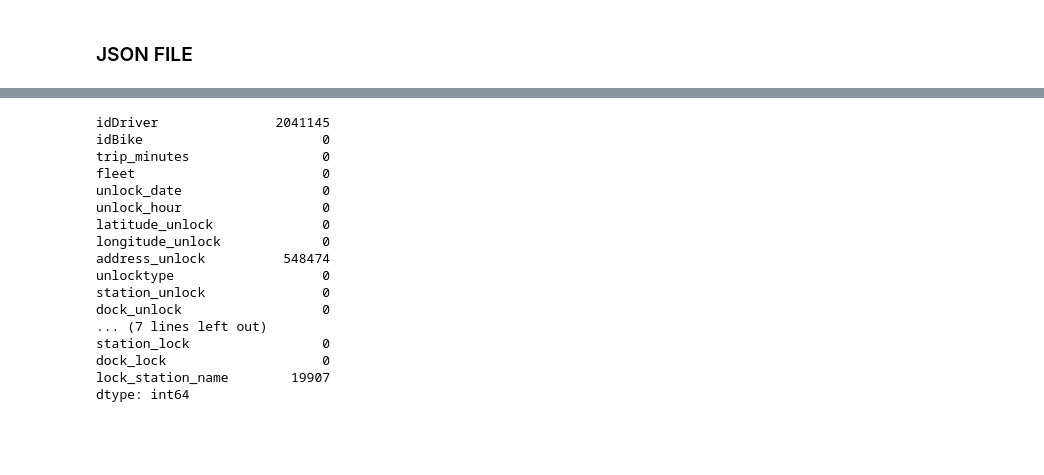
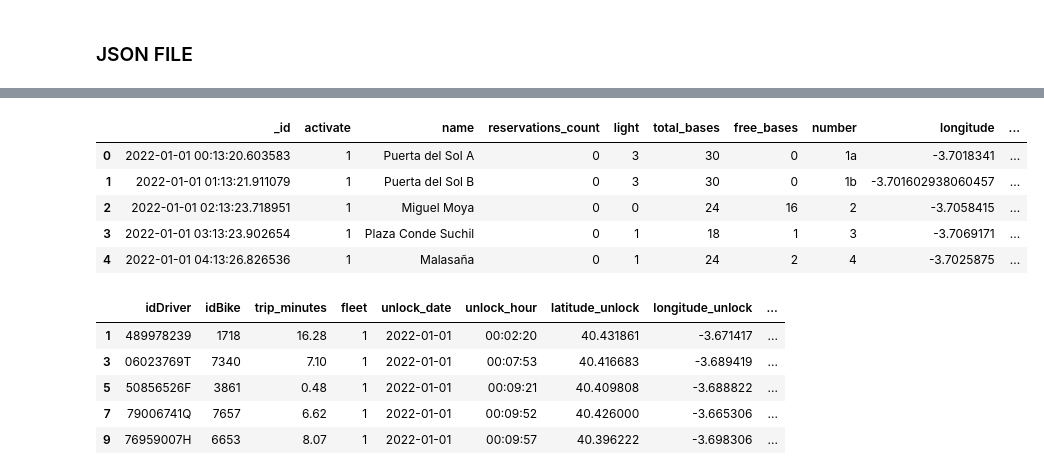
Before and after one commit to Proyect-Final-4Geeks-RJ/BiciMad_4geeks_ML, a Jupyter notebook: src/clean_data.ipynb, the cells around one changed output, grey strips where cells are left out. Cells and saved outputs as stored; diff of their text form; code cells hidden in the pictures; blank space fills up the shorter version.

Commit message:
clean data an concat json

```diff
--- a/src/clean_data.ipynb
+++ b/src/clean_data.ipynb
@@ -185,20 +183,22 @@ trips_data['unlock_station_name'].isnull()
-# %%
-trips_data.isnull().sum()
-# %% [output]
-idDriver               2041145
-idBike                       0
-trip_minutes                 0
-fleet                        0
-unlock_date                  0
-unlock_hour                  0
-latitude_unlock              0
-longitude_unlock             0
-address_unlock          548474
-unlocktype                   0
-station_unlock               0
-dock_unlock                  0
-... (7 lines left out)
-station_lock                 0
-dock_lock                    0
-lock_station_name        19907
-dtype: int64
+# %%
+data_stations_final['_id'] = pd.to_datetime(data_stations_final['_id'])
+data_stations_final['date_station'] = data_stations_final['_id'].dt.date
+data_stations_final['hour_station'] = data_stations_final['_id'].dt.time
+# %%
+data_stations_final.head()
+# %% [output]
+|  | _id | activate | name | reservations_count | light | total_bases | free_bases | number | longitude | ... |
+| 0 | 2022-01-01 00:13:20.603583 | 1 | Puerta del Sol A | 0 | 3 | 30 | 0 | 1a | -3.7018341 | ... |
+| 1 | 2022-01-01 01:13:21.911079 | 1 | Puerta del Sol B | 0 | 3 | 30 | 0 | 1b | -3.701602938060457 | ... |
+| 2 | 2022-01-01 02:13:23.718951 | 1 | Miguel Moya | 0 | 0 | 24 | 16 | 2 | -3.7058415 | ... |
+| 3 | 2022-01-01 03:13:23.902654 | 1 | Plaza Conde Suchil | 0 | 1 | 18 | 1 | 3 | -3.7069171 | ... |
+| 4 | 2022-01-01 04:13:26.826536 | 1 | Malasaña | 0 | 1 | 24 | 2 | 4 | -3.7025875 | ... |
+# %%
+trips_data.head()
+# %% [output]
+|  | idDriver | idBike | trip_minutes | fleet | unlock_date | unlock_hour | latitude_unlock | longitude_unlock | ... |
+| 1 | 489978239 | 1718 | 16.28 | 1 | 2022-01-01 | 00:02:20 | 40.431861 | -3.671417 | ... |
+| 3 | 06023769T | 7340 | 7.10 | 1 | 2022-01-01 | 00:07:53 | 40.416683 | -3.689419 | ... |
+| 5 | 50856526F | 3861 | 0.48 | 1 | 2022-01-01 | 00:09:21 | 40.409808 | -3.688822 | ... |
+| 7 | 79006741Q | 7657 | 6.62 | 1 | 2022-01-01 | 00:09:52 | 40.426000 | -3.665306 | ... |
+| 9 | 76959007H | 6653 | 8.07 | 1 | 2022-01-01 | 00:09:57 | 40.396222 | -3.698306 | ... |
```
Also changed, not shown: parts of 1 cell of this notebook.
